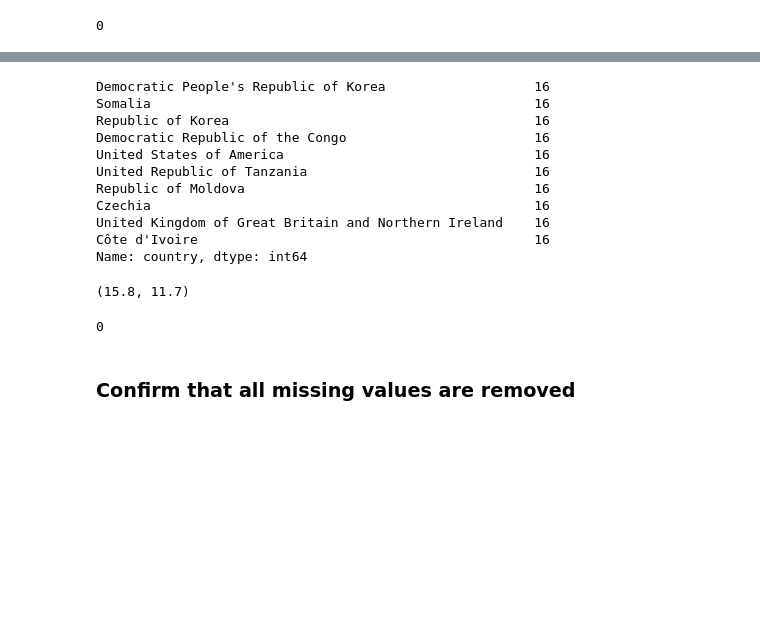
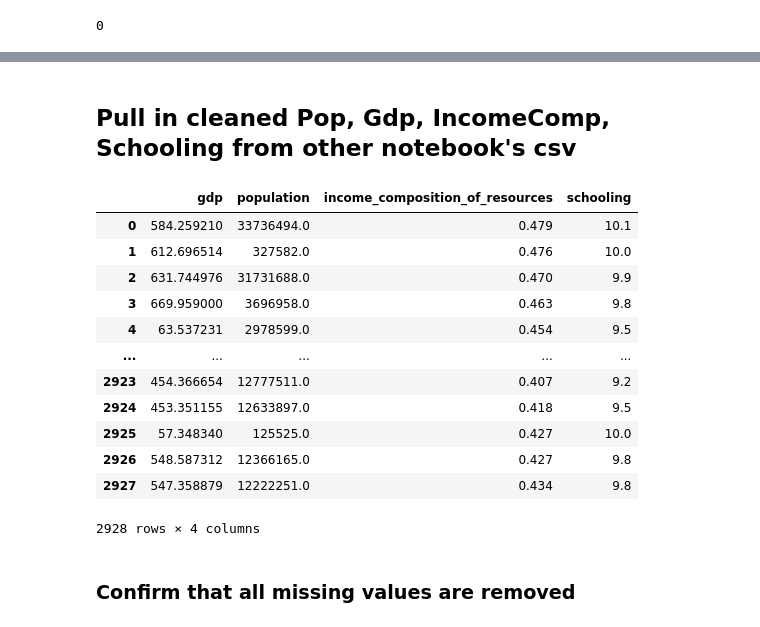
Before and after one commit to bmccabe96/Life_Expectancy_Regression, a Jupyter notebook: Life_Cleaning.ipynb, the cells around one changed output, grey strips where cells are left out. Drawn from its saved outputs; the diff is of its cells as text; code cells hidden in the pictures; blank space fills up the shorter version.

```diff
--- a/Life_Cleaning.ipynb
+++ b/Life_Cleaning.ipynb
@@ -533,22 +502,8 @@ df.income_composition_of_resources.isna().sum()
 As seen below, every country that is missing is missing every single value. Again, for simplicity, we will replace by the median of each row based on its developed / developing status.
 # %%
-df[df.schooling.isnull()].country.value_counts()
+# df[df.schooling.isnull()].country.value_counts()
-# %% [output]
-Democratic People's Republic of Korea                   16
-Somalia                                                 16
-Republic of Korea                                       16
-Democratic Republic of the Congo                        16
-United States of America                                16
-United Republic of Tanzania                             16
-Republic of Moldova                                     16
-Czechia                                                 16
-United Kingdom of Great Britain and Northern Ireland    16
-Côte d'Ivoire                                           16
-Name: country, dtype: int64
 # %%
-developed = df.groupby('status').median()['schooling'][0]
-developing = df.groupby('status').median()['schooling'][1]
-developed, developing
+# developed = df.groupby('status').median()['schooling'][0]
+# developing = df.groupby('status').median()['schooling'][1]
+# developed, developing
-# %% [output]
-(15.8, 11.7)
 # %%
@@ -558,4 +513,21 @@ df.loc[df[(df.schooling.isna()) & (df.status == 'Developing')].index, 'schooling
 # %%
-df.schooling.isna().sum()
+# df.schooling.isna().sum()
-# %% [output]
-0
+# %% [markdown]
+## Pull in cleaned Pop, Gdp, IncomeComp, Schooling from other notebook's csv
+# %%
+df2 = pd.read_csv("cleaned_nulls.csv").drop("Unnamed: 0", axis=1)
+df2 = df2[['gdp', 'population', 'income_composition_of_resources', 'schooling']]
+# %% [output]
+|  | gdp | population | income_composition_of_resources | schooling |
+| 0 | 584.259210 | 33736494.0 | 0.479 | 10.1 |
+| 1 | 612.696514 | 327582.0 | 0.476 | 10.0 |
+| 2 | 631.744976 | 31731688.0 | 0.470 | 9.9 |
+| 3 | 669.959000 | 3696958.0 | 0.463 | 9.8 |
+| 4 | 63.537231 | 2978599.0 | 0.454 | 9.5 |
+| ... | ... | ... | ... | ... |
+| 2923 | 454.366654 | 12777511.0 | 0.407 | 9.2 |
+| 2924 | 453.351155 | 12633897.0 | 0.418 | 9.5 |
+| 2925 | 57.348340 | 125525.0 | 0.427 | 10.0 |
+| 2926 | 548.587312 | 12366165.0 | 0.427 | 9.8 |
+| 2927 | 547.358879 | 12222251.0 | 0.434 | 9.8 |
+2928 rows × 4 columns
```
Also changed, not shown: parts of 37 cells of this notebook, 1 other file.
